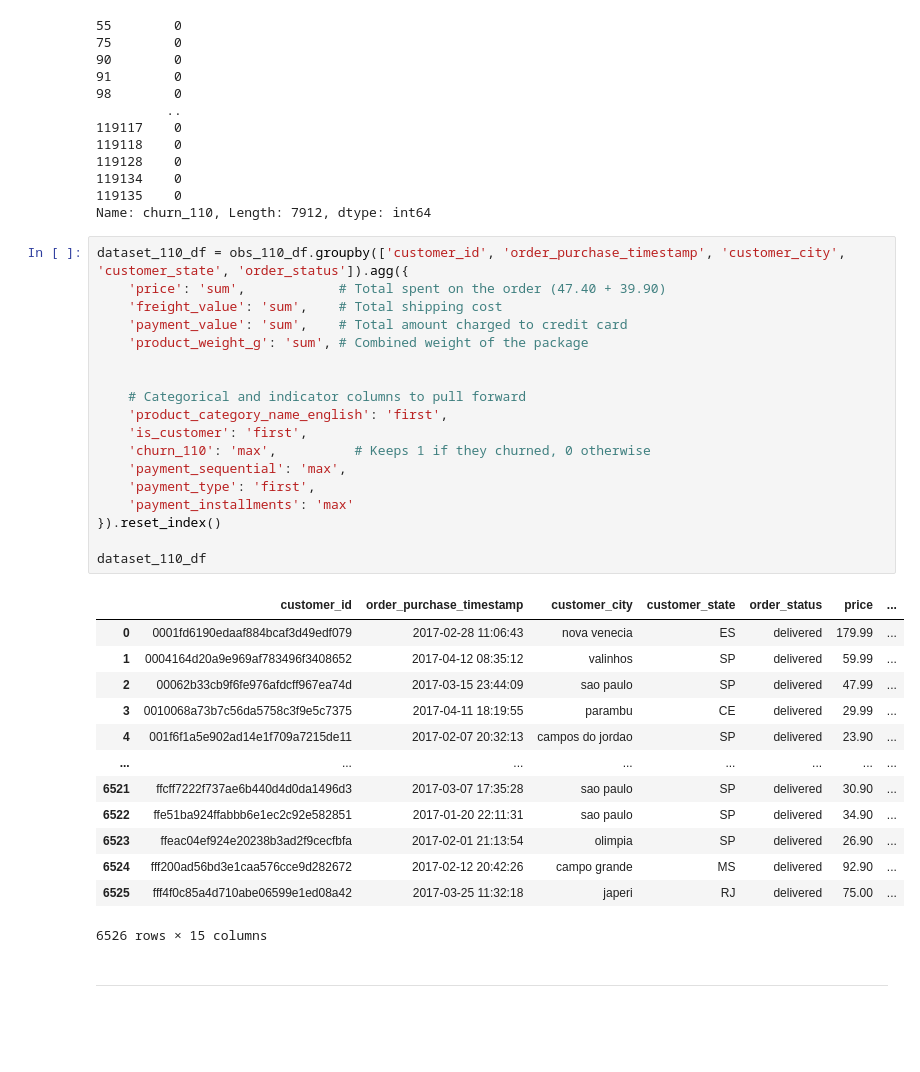
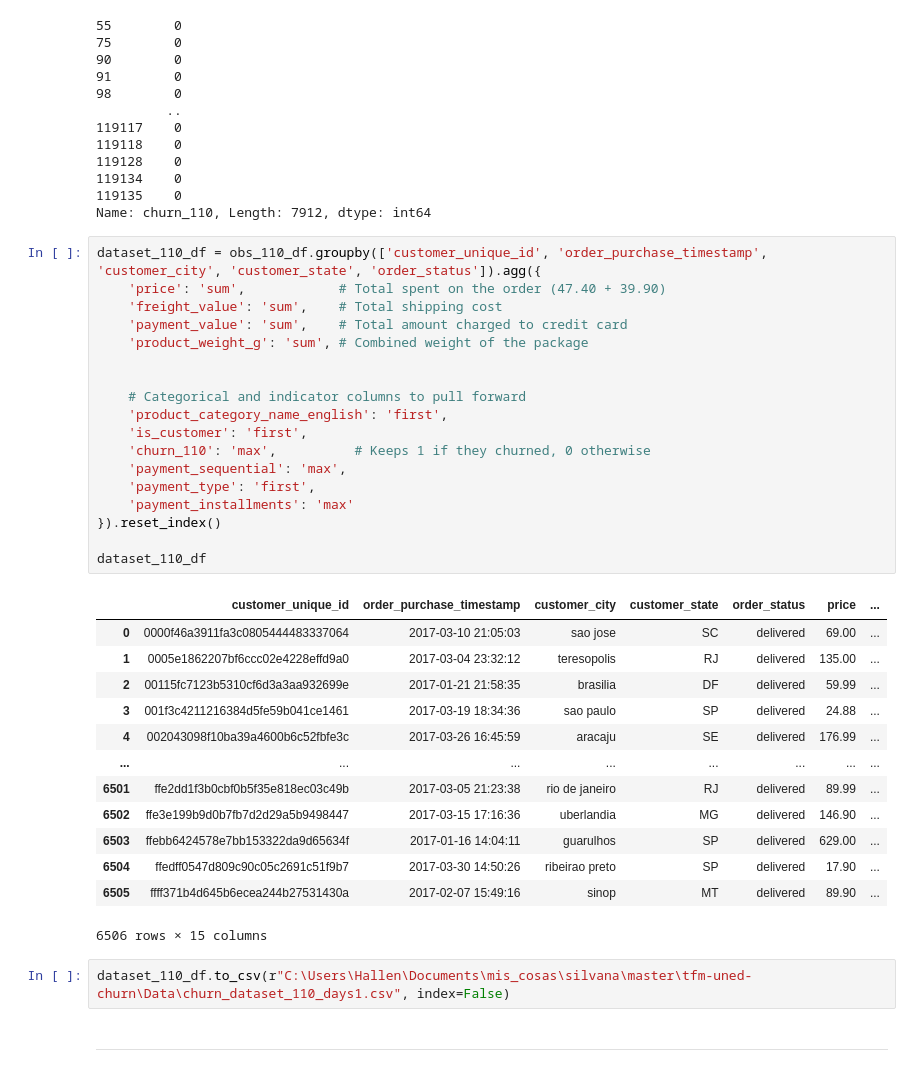
Before and after one commit to SilvanaKoga/tfm-uned-churn, a Jupyter notebook: Notebooks/Training_dataset.ipynb, the cells around one changed output. Drawn from its saved outputs; the diff is of its cells as text; blank space fills up the shorter version.

```diff
--- a/Notebooks/Training_dataset.ipynb
+++ b/Notebooks/Training_dataset.ipynb
@@ -817,37 +828,39 @@ obs_110_df["churn_110"]
 119135    0
 Name: churn_110, Length: 7912, dtype: int64
 # %%
-dataset_110_df = obs_110_df.groupby(['customer_id', 'order_purchase_timestamp', 'customer_city', 'customer_state', 'order_status']).agg({
+dataset_110_df = obs_110_df.groupby(['customer_unique_id', 'order_purchase_timestamp', 'customer_city', 'customer_state', 'order_status']).agg({
     'price': 'sum',            # Total spent on the order (47.40 + 39.90)
     'freight_value': 'sum',    # Total shipping cost
     'payment_value': 'sum',    # Total amount charged to credit card
     'product_weight_g': 'sum', # Combined weight of the package
 
 
     # Categorical and indicator columns to pull forward
     'product_category_name_english': 'first',
     'is_customer': 'first',
     'churn_110': 'max',          # Keeps 1 if they churned, 0 otherwise
     'payment_sequential': 'max',
     'payment_type': 'first',
     'payment_installments': 'max'
 }).reset_index()
 
 dataset_110_df
 # %% [output]
-|  | customer_id | order_purchase_timestamp | customer_city | customer_state | order_status | price | ... |
-| 0 | 0001fd6190edaaf884bcaf3d49edf079 | 2017-02-28 11:06:43 | nova venecia | ES | delivered | 179.99 | ... |
-| 1 | 0004164d20a9e969af783496f3408652 | 2017-04-12 08:35:12 | valinhos | SP | delivered | 59.99 | ... |
-| 2 | 00062b33cb9f6fe976afdcff967ea74d | 2017-03-15 23:44:09 | sao paulo | SP | delivered | 47.99 | ... |
-| 3 | 0010068a73b7c56da5758c3f9e5c7375 | 2017-04-11 18:19:55 | parambu | CE | delivered | 29.99 | ... |
-| 4 | 001f6f1a5e902ad14e1f709a7215de11 | 2017-02-07 20:32:13 | campos do jordao | SP | delivered | 23.90 | ... |
+|  | customer_unique_id | order_purchase_timestamp | customer_city | customer_state | order_status | price | ... |
+| 0 | 0000f46a3911fa3c0805444483337064 | 2017-03-10 21:05:03 | sao jose | SC | delivered | 69.00 | ... |
+| 1 | 0005e1862207bf6ccc02e4228effd9a0 | 2017-03-04 23:32:12 | teresopolis | RJ | delivered | 135.00 | ... |
+| 2 | 00115fc7123b5310cf6d3a3aa932699e | 2017-01-21 21:58:35 | brasilia | DF | delivered | 59.99 | ... |
+| 3 | 001f3c4211216384d5fe59b041ce1461 | 2017-03-19 18:34:36 | sao paulo | SP | delivered | 24.88 | ... |
+| 4 | 002043098f10ba39a4600b6c52fbfe3c | 2017-03-26 16:45:59 | aracaju | SE | delivered | 176.99 | ... |
 | ... | ... | ... | ... | ... | ... | ... | ... |
-| 6521 | ffcff7222f737ae6b440d4d0da1496d3 | 2017-03-07 17:35:28 | sao paulo | SP | delivered | 30.90 | ... |
-| 6522 | ffe51ba924ffabbb6e1ec2c92e582851 | 2017-01-20 22:11:31 | sao paulo | SP | delivered | 34.90 | ... |
-| 6523 | ffeac04ef924e20238b3ad2f9cecfbfa | 2017-02-01 21:13:54 | olimpia | SP | delivered | 26.90 | ... |
-| 6524 | fff200ad56bd3e1caa576cce9d282672 | 2017-02-12 20:42:26 | campo grande | MS | delivered | 92.90 | ... |
-| 6525 | fff4f0c85a4d710abe06599e1ed08a42 | 2017-03-25 11:32:18 | japeri | RJ | delivered | 75.00 | ... |
+| 6501 | ffe2dd1f3b0cbf0b5f35e818ec03c49b | 2017-03-05 21:23:38 | rio de janeiro | RJ | delivered | 89.99 | ... |
+| 6502 | ffe3e199b9d0b7fb7d2d29a5b9498447 | 2017-03-15 17:16:36 | uberlandia | MG | delivered | 146.90 | ... |
+| 6503 | ffebb6424578e7bb153322da9d65634f | 2017-01-16 14:04:11 | guarulhos | SP | delivered | 629.00 | ... |
+| 6504 | ffedff0547d809c90c05c2691c51f9b7 | 2017-03-30 14:50:26 | ribeirao preto | SP | delivered | 17.90 | ... |
+| 6505 | ffff371b4d645b6ecea244b27531430a | 2017-02-07 15:49:16 | sinop | MT | delivered | 89.90 | ... |
-6526 rows × 15 columns
+6506 rows × 15 columns
+# %%
+dataset_110_df.to_csv(r"C:\Users\Hallen\Documents\mis_cosas\silvana\master\tfm-uned-churn\Data\churn_dataset_110_days1.csv", index=False)
 # %% [markdown]
 -----
 # %% [markdown]
```
Also changed, not shown: parts of 14 cells of this notebook, 1 other file.
